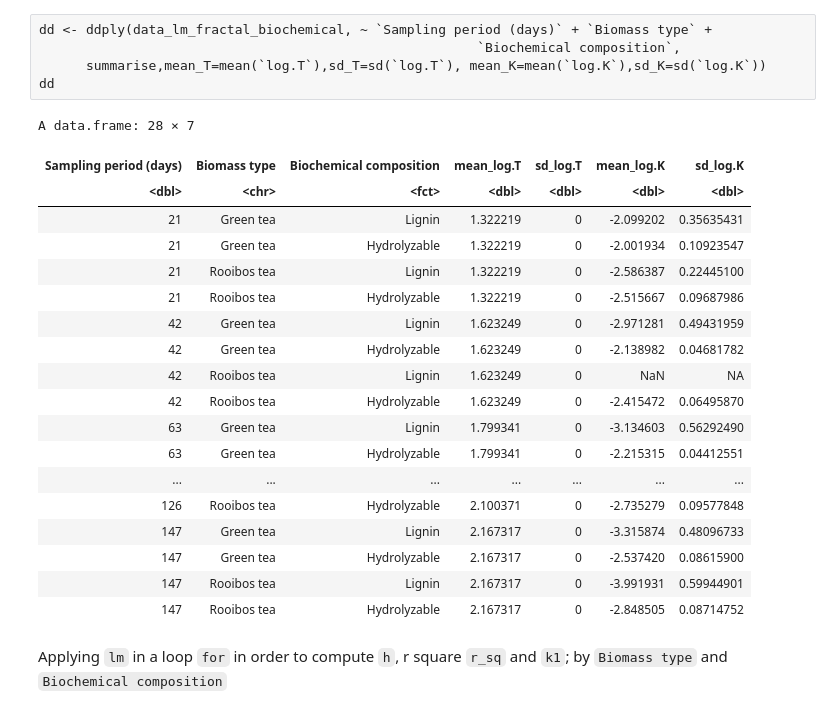
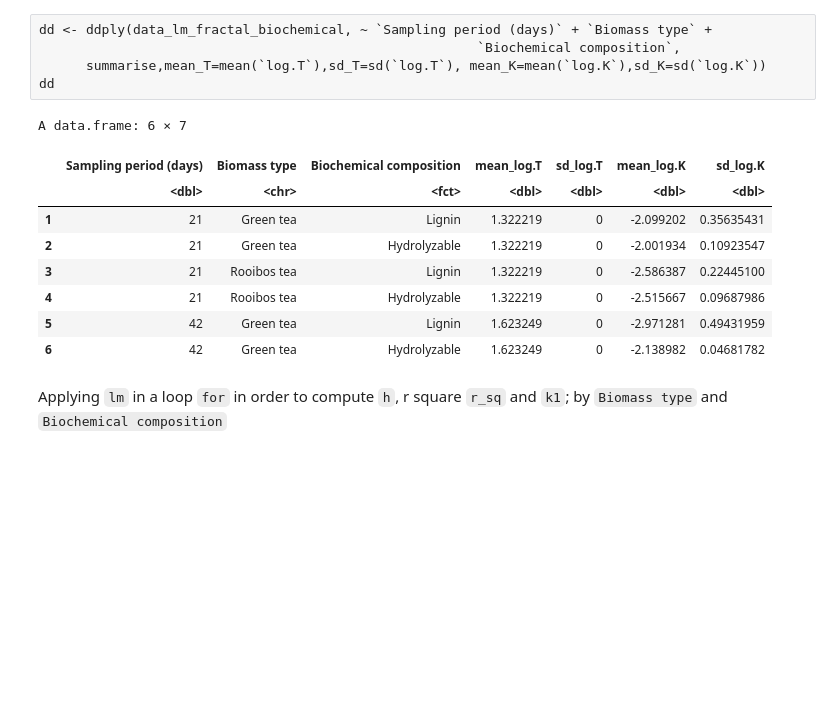
Before and after one commit to DosouYovoW/TeaBag_Projet, a Jupyter notebook: stats.ipynb, the cells around one changed output. Drawn from its saved outputs; the diff is of its cells as text; code cells hidden in the pictures; blank space fills up the shorter version.

```diff
--- a/stats.ipynb
+++ b/stats.ipynb
@@ -1067,19 +1057,15 @@ cols(
 [4] "LIC perc initial (%)"  "HOLO perc initial (%)"
 # %%
 Biochemical_meanSD <- ddply(data_fiber_initial2, ~ `Biomasse type`,
-      summarise, mean_SOL = mean(`SOL perc initial (%)`, na.rm = TRUE),
-                            sd_SOL = sd(`SOL perc initial (%)`, na.rm = TRUE),
-                            mean_LIC = mean(`LIC perc initial (%)`, na.rm = TRUE),
-                            sd_LIC = sd(`LIC perc initial (%)`, na.rm = TRUE),
-                            mean_HOLO = mean(`HOLO perc initial (%)`, na.rm = TRUE),
-                            sd_HOLO = sd(`HOLO perc initial (%)`, na.rm = TRUE))
+      summarise, `mean_SOL_initial (%)` = mean(`SOL perc initial (%)`, na.rm = TRUE),
+                            `sd_SOL_initial (%)` = sd(`SOL perc initial (%)`, na.rm = TRUE),
+                            `mean_LIC_initial (%)` = mean(`LIC perc initial (%)`, na.rm = TRUE),
+                            `sd_LIC_initial (%)` = sd(`LIC perc initial (%)`, na.rm = TRUE),
+                            `mean_HOLO_initial (%)` = mean(`HOLO perc initial (%)`, na.rm = TRUE),
+                            `sd_HOLO_initial (%)` = sd(`HOLO perc initial (%)`, na.rm = TRUE))
 Biochemical_meanSD
 
-data_fiber_initial <- data_biochemical %>%
-rename(`Biomass type` = `Biomasse.type`,
-      `SOL perc initial (%)` = `SOL.perc.initial.....Mean`,
-      `LIC perc initial (%)` = `LIC.perc.initial.....Mean`,
-      `HOLO perc initial (%)` = `HOLO.perc.initial.....Mean`) %>%
-select(`Biomass type`, `SOL perc initial (%)`, `LIC perc initial (%)`, `HOLO perc initial (%)`)
+data_fiber_initial <- Biochemical_meanSD %>%
+rename(`Biomass type` = `Biomasse type`)
 # %% [output]
 A data.frame: 3 × 7
@@ -1269,38 +1238,22 @@ dd <- ddply(data_lm_fractal_biochemical, ~ `Sampling period (days)` + `Biomass t
       summarise,mean_T=mean(`log.T`),sd_T=sd(`log.T`), mean_K=mean(`log.K`),sd_K=sd(`log.K`))
 dd
 # %%
-f3 <- function(x) c(Mean = mean(x, na.rm = TRUE), SD = sd(x, na.rm = TRUE))
-
-data_median_fractal_biochemical <- do.call(data.frame, aggregate(cbind(`log.T`, `log.K`) ~ `Sampling period (days)` + `Biomass type` +
-                                                        `Biochemical composition`,
-                                          data = data_lm_fractal_biochemical, FUN = f3))
-
 MeanSD_fractal_biochemical <- ddply(data_lm_fractal_biochemical, ~ `Sampling period (days)` + `Biomass type` + `Biochemical composition`,
       summarise, mean_log.T = mean(`log.T`, na.rm = TRUE),
                             sd_log.T = sd(`log.T`, na.rm = TRUE),
                             mean_log.K = mean(`log.K`, na.rm = TRUE),
                             sd_log.K = sd(`log.K`, na.rm = TRUE))
-MeanSD_fractal_biochemical
+head(MeanSD_fractal_biochemical)
 # %% [output]
-A data.frame: 28 × 7
+A data.frame: 6 × 7
-| Sampling period (days) | Biomass type | Biochemical composition | mean_log.T | sd_log.T | mean_log.K | sd_log.K |
-| <dbl> | <chr> | <fct> | <dbl> | <dbl> | <dbl> | <dbl> |
-| 21 | Green tea | Lignin | 1.322219 | 0 | -2.099202 | 0.35635431 |
-| 21 | Green tea | Hydrolyzable | 1.322219 | 0 | -2.001934 | 0.10923547 |
-| 21 | Rooibos tea | Lignin | 1.322219 | 0 | -2.586387 | 0.22445100 |
-| 21 | Rooibos tea | Hydrolyzable | 1.322219 | 0 | -2.515667 | 0.09687986 |
-| 42 | Green tea | Lignin | 1.623249 | 0 | -2.971281 | 0.49431959 |
-| 42 | Green tea | Hydrolyzable | 1.623249 | 0 | -2.138982 | 0.04681782 |
-| 42 | Rooibos tea | Lignin | 1.623249 | 0 | NaN | NA |
-| 42 | Rooibos tea | Hydrolyzable | 1.623249 | 0 | -2.415472 | 0.06495870 |
-| 63 | Green tea | Lignin | 1.799341 | 0 | -3.134603 | 0.56292490 |
-| 63 | Green tea | Hydrolyzable | 1.799341 | 0 | -2.215315 | 0.04412551 |
-| ... | ... | ... | ... | ... | ... | ... |
-| 126 | Rooibos tea | Hydrolyzable | 2.100371 | 0 | -2.735279 | 0.09577848 |
-| 147 | Green tea | Lignin | 2.167317 | 0 | -3.315874 | 0.48096733 |
-| 147 | Green tea | Hydrolyzable | 2.167317 | 0 | -2.537420 | 0.08615900 |
-| 147 | Rooibos tea | Lignin | 2.167317 | 0 | -3.991931 | 0.59944901 |
-| 147 | Rooibos tea | Hydrolyzable | 2.167317 | 0 | -2.848505 | 0.08714752 |
+|  | Sampling period (days) | Biomass type | Biochemical composition | mean_log.T | sd_log.T | mean_log.K | sd_log.K |
+|  | <dbl> | <chr> | <fct> | <dbl> | <dbl> | <dbl> | <dbl> |
+| 1 | 21 | Green tea | Lignin | 1.322219 | 0 | -2.099202 | 0.35635431 |
+| 2 | 21 | Green tea | Hydrolyzable | 1.322219 | 0 | -2.001934 | 0.10923547 |
+| 3 | 21 | Rooibos tea | Lignin | 1.322219 | 0 | -2.586387 | 0.22445100 |
+| 4 | 21 | Rooibos tea | Hydrolyzable | 1.322219 | 0 | -2.515667 | 0.09687986 |
+| 5 | 42 | Green tea | Lignin | 1.623249 | 0 | -2.971281 | 0.49431959 |
+| 6 | 42 | Green tea | Hydrolyzable | 1.623249 | 0 | -2.138982 | 0.04681782 |
 # %% [markdown]
 Applying `lm` in a loop `for` in order to compute `h`, r square `r_sq` and `k1`; by `Biomass type` and `Biochemical composition`
 # %%
```
Also changed, not shown: parts of 24 cells of this notebook, 2 other files.
